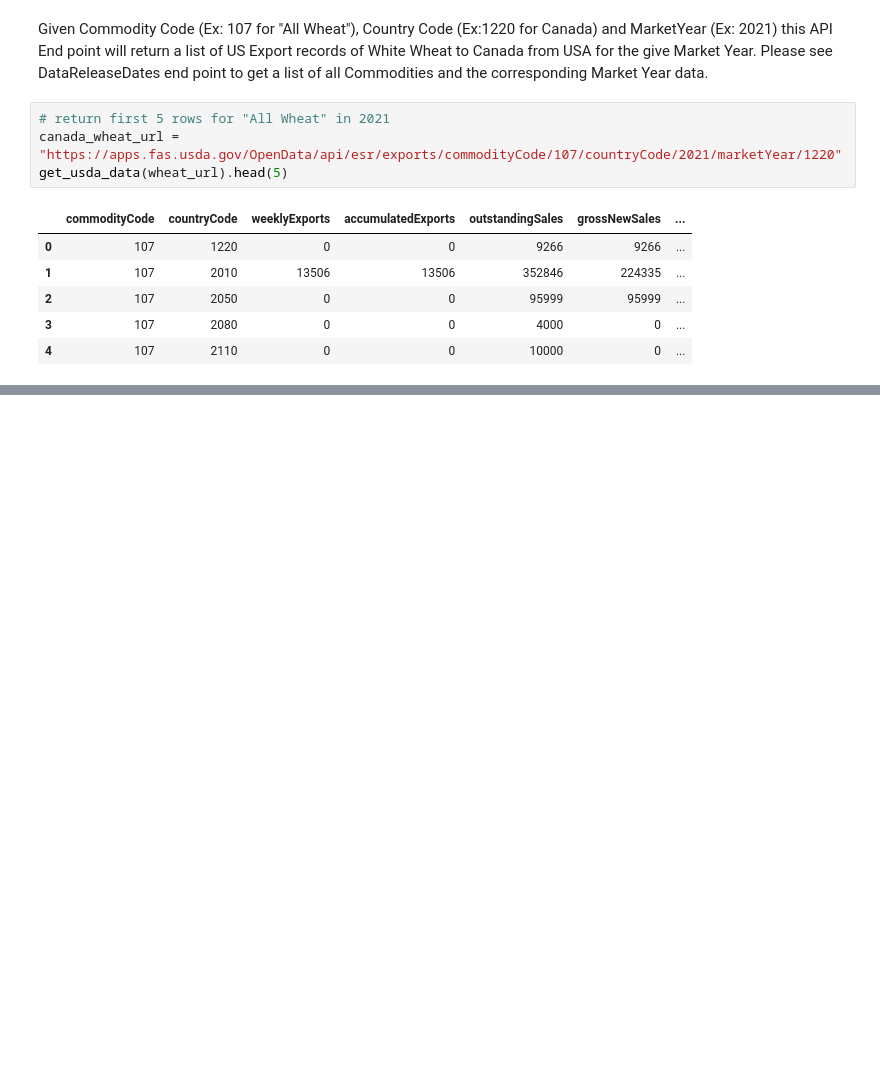
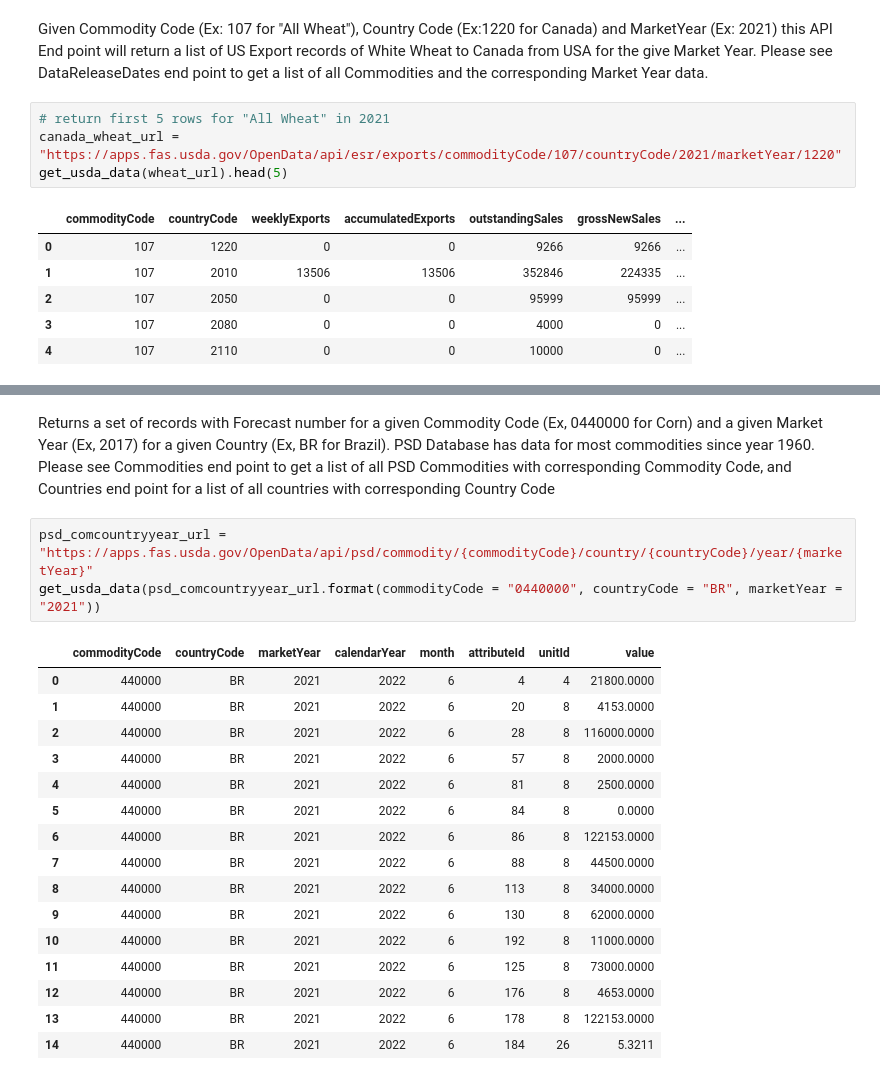
Before and after one commit to earthrise-media/food-security, a Jupyter notebook: usda-data-exploration.ipynb, the cells around one changed output, grey strips where cells are left out. Cells and saved outputs as stored; diff of their text form; blank space fills up the shorter version.

Commit message:
more usda data updates

```diff
--- a/usda-data-exploration.ipynb
+++ b/usda-data-exploration.ipynb
@@ -139,0 +200,22 @@ regions
+# %% [markdown]
+Returns a set of records with Forecast number for a given Commodity Code (Ex, 0440000 for Corn) and a given Market Year (Ex, 2017) for a given Country (Ex, BR for Brazil). PSD Database has data for most commodities since year 1960. Please see Commodities end point to get a list of all PSD Commodities with corresponding Commodity Code, and Countries end point for a list of all countries with corresponding Country Code
+# %%
+psd_comcountryyear_url = "https://apps.fas.usda.gov/OpenData/api/psd/commodity/{commodityCode}/country/{countryCode}/year/{marketYear}"
+get_usda_data(psd_comcountryyear_url.format(commodityCode = "0440000", countryCode = "BR", marketYear = "2021"))
+# %% [output]
+|  | commodityCode | countryCode | marketYear | calendarYear | month | attributeId | unitId | value |
+| 0 | 440000 | BR | 2021 | 2022 | 6 | 4 | 4 | 21800.0000 |
+| 1 | 440000 | BR | 2021 | 2022 | 6 | 20 | 8 | 4153.0000 |
+| 2 | 440000 | BR | 2021 | 2022 | 6 | 28 | 8 | 116000.0000 |
+| 3 | 440000 | BR | 2021 | 2022 | 6 | 57 | 8 | 2000.0000 |
+| 4 | 440000 | BR | 2021 | 2022 | 6 | 81 | 8 | 2500.0000 |
+| 5 | 440000 | BR | 2021 | 2022 | 6 | 84 | 8 | 0.0000 |
+| 6 | 440000 | BR | 2021 | 2022 | 6 | 86 | 8 | 122153.0000 |
+| 7 | 440000 | BR | 2021 | 2022 | 6 | 88 | 8 | 44500.0000 |
+| 8 | 440000 | BR | 2021 | 2022 | 6 | 113 | 8 | 34000.0000 |
+| 9 | 440000 | BR | 2021 | 2022 | 6 | 130 | 8 | 62000.0000 |
+| 10 | 440000 | BR | 2021 | 2022 | 6 | 192 | 8 | 11000.0000 |
+| 11 | 440000 | BR | 2021 | 2022 | 6 | 125 | 8 | 73000.0000 |
+| 12 | 440000 | BR | 2021 | 2022 | 6 | 176 | 8 | 4653.0000 |
+| 13 | 440000 | BR | 2021 | 2022 | 6 | 178 | 8 | 122153.0000 |
+| 14 | 440000 | BR | 2021 | 2022 | 6 | 184 | 26 | 5.3211 |
```
Also changed, not shown: parts of 23 cells of this notebook.
